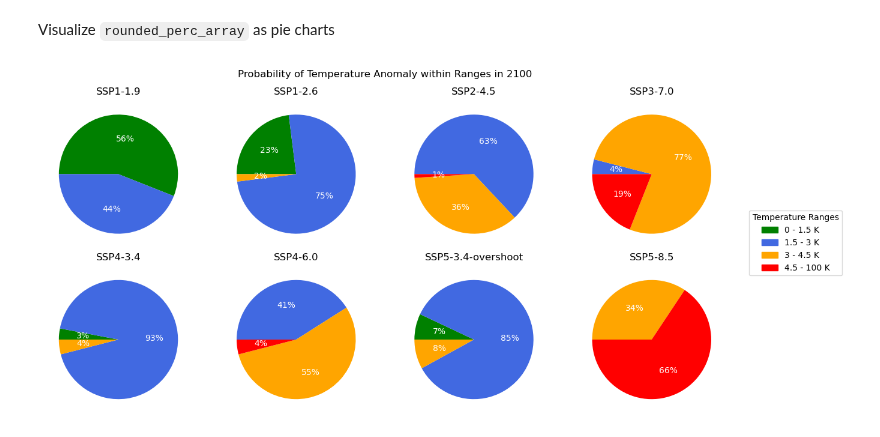
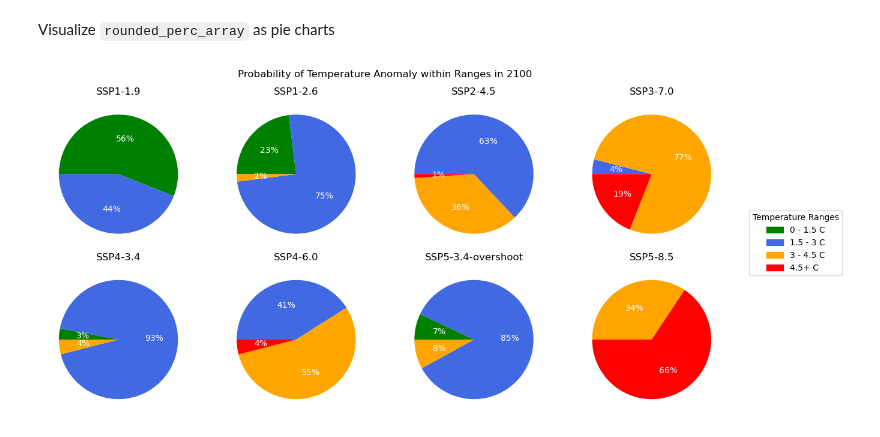
Before and after one commit to ericasimon16/woodwell_internship, a Jupyter notebook: parameter_ensemble.ipynb, the cells around one changed output. Drawn from its saved outputs; the diff is of its cells as text; code cells hidden in the pictures.

Commit message:
patches

```diff
--- a/parameter_ensemble.ipynb
+++ b/parameter_ensemble.ipynb
@@ -636,8 +636,7 @@ for i, (low, high) in enumerate(ranges):
 
 # Assign names to coordinates
 perc_array = perc_array.assign_coords(scenario=eoc_temp.scenario.values)
-perc_array = perc_array.assign_coords(range=[f'{low} - {high} K' for (low, high) in ranges])
+perc_array = perc_array.assign_coords(range=[f'{low} - {high} C' for (low, high) in ranges])
 # perc_array = perc_array.rename({'4.5 - 100 K': '4.5+ K'}, inplace=True)
 
 rounded_perc_array = perc_array.round(decimals=2)
-rounded_perc_array
@@ -652,0 +643,7 @@ Coordinates:
+# %%
+# Update the label for range 4.5 - 100 K --> 4.5+ K
+new_coords = {coord: ['4.5+ C' if val == '4.5 - 100 C'
+                      else val for val in rounded_perc_array.coords[coord].values] for coord in rounded_perc_array.coords}
+rounded_perc_array = xr.DataArray(rounded_perc_array.values, dims=rounded_perc_array.dims, coords=new_coords)
+
+rounded_perc_array
@@ -654,34 +660,37 @@ Coordinates:
 Visualize `rounded_perc_array` as pie charts
 # %%
 pie_colors = {
-    "0 - 1.5 K": "green",
-    "1.5 - 3 K": "royalblue",
-    "3 - 4.5 K": "orange",
-    "4.5 - 100 K": "red",
+    "0 - 1.5 C": "green",
+    "1.5 - 3 C": "royalblue",
+    "3 - 4.5 C": "orange",
+    "4.5+ C": "red",
 }
+
+patches = [mpatches.Patch(color=pie_colors[key], label=key) for key in pie_colors]
 
 labels = rounded_perc_array.range.values
 
 fig, ax = plt.subplots(2, 4, figsize=(12, 6))
 
 for i, scenario in enumerate(scenarios):
     curr_array = rounded_perc_array.sel(scenario=scenario)
-    # we want to get rid of any ranges with 0% occurence, as this aren't relevant for a pie chart
+
+    # we want to get rid of any ranges with 0% occurence, as they aren't relevant for a pie chart
     non_zero_percs = [value for value in curr_array.values if value != 0]
     non_zero_labels = [f'{label}' for label in labels if curr_array.sel(range=label) != 0]
     colors = [pie_colors[label] for label in labels if curr_array.sel(range=label) != 0]
 
     r, c = divmod(i, 4)
 
     ax[r, c].pie(non_zero_percs, autopct='%1.f%%', colors=colors, startangle=180, counterclock=False, textprops=dict(color="w"))
     ax[r, c].set_title(fancy_titles[scenarios[i]])
 
 fig.legend(handles=patches,
           title="Temperature Ranges",
           loc="center left",
           bbox_to_anchor=(1, 0, 0.5, 1))
 
 fig.suptitle('Probability of Temperature Anomaly within Ranges in 2100')
 fig.tight_layout()
 # %% [output]
-[figure, old version]
+[figure, new version]
```
Also changed, not shown: parts of 4 cells of this notebook.
